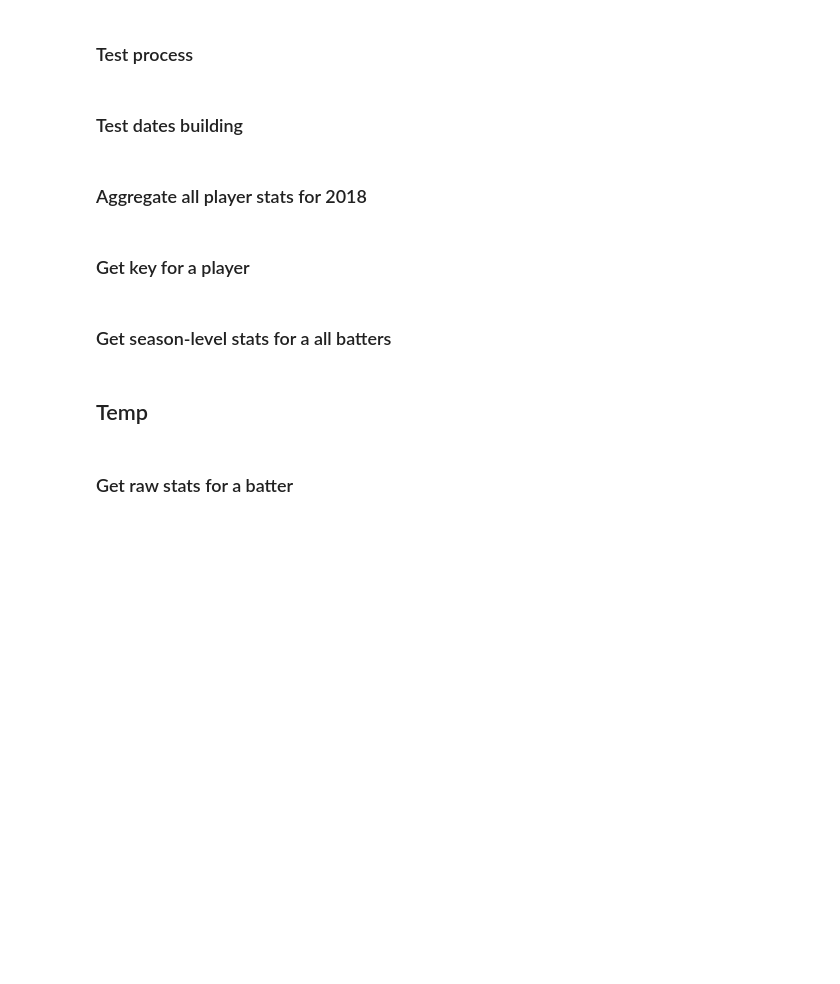
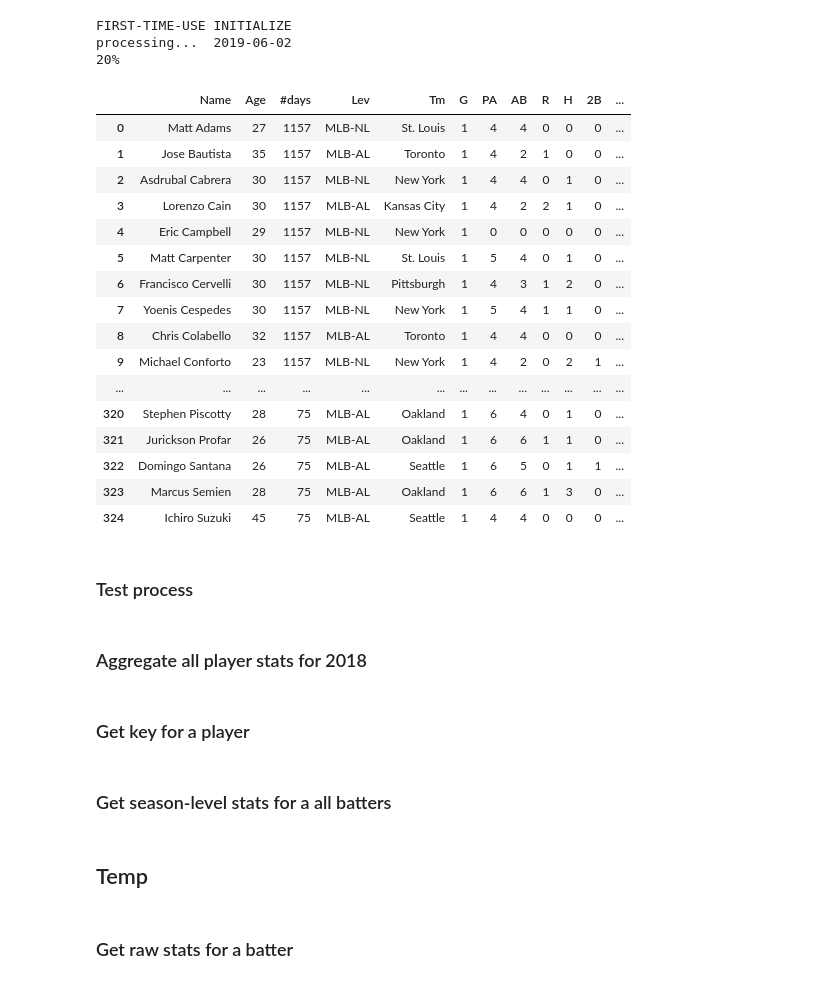
Before and after one commit to jessedow24/MLB_statTRAX, a Jupyter notebook: python/pybaseball_test.ipynb, the cells around one changed output. Saved outputs shown, nothing was run; the diff lists cells and outputs as text; code cells hidden in the pictures; blank space fills up the shorter version.

```diff
--- a/python/pybaseball_test.ipynb
+++ b/python/pybaseball_test.ipynb
@@ -19,0 +34,6 @@ FIRST-TIME-USE INITIALIZE: pulling batter data from pybaseball api.  This will t
+# %%
+
+season_days_so_far = [ '2019-06-01',
+ '2019-06-02',]
+len_days = 10
+ct = 0
@@ -20,2 +62,51 @@ FIRST-TIME-USE INITIALIZE: pulling batter data from pybaseball api.  This will t
+# %%
+lst, ct = get_raw_stats(season_days_so_far, len_days, ct=0)
+# %% [output]
+FIRST-TIME-USE INITIALIZE
+processing...  2019-06-02
+20%
+# %%
+df = pd.concat(lst, ignore_index=True)
+# %%
+def set_raw_stats(seasons=None):
+    if seasons:
+        df_lst2 = []
+        ct = 0
+        len_days = 2
+        for season in seasons:
+            date_obj = get_mlb_dates(season)
+            season_days_so_far = date_obj.get_season_days_so_far()[:2]
+            lst, ct = get_raw_stats(season_days_so_far, len_days, ct)
+            df_lst2.append(lst)
+        df_lst2 = [df for sublist in df_lst2 for df in sublist]
+        raw_stats = pd.concat(df_lst2, ignore_index=True)
+        return raw_stats
+    else:
+        ct = 0
+        date_obj = get_mlb_dates()
+        season_days_so_far = date_obj.get_season_days_so_far()
+        lst, ct = get_raw_stats(season_days_so_far, len(season_days_so_far), ct)
+        raw_stats = pd.concat(lst, ignore_index=True)
+        return raw_stats
+# %%
+set_raw_stats([2016, 2019])
+# %% [output]
+|  | Name | Age | #days | Lev | Tm | G | PA | AB | R | H | 2B | ... |
+| 0 | Matt Adams | 27 | 1157 | MLB-NL | St. Louis | 1 | 4 | 4 | 0 | 0 | 0 | ... |
+| 1 | Jose Bautista | 35 | 1157 | MLB-AL | Toronto | 1 | 4 | 2 | 1 | 0 | 0 | ... |
+| 2 | Asdrubal Cabrera | 30 | 1157 | MLB-NL | New York | 1 | 4 | 4 | 0 | 1 | 0 | ... |
+| 3 | Lorenzo Cain | 30 | 1157 | MLB-AL | Kansas City | 1 | 4 | 2 | 2 | 1 | 0 | ... |
+| 4 | Eric Campbell | 29 | 1157 | MLB-NL | New York | 1 | 0 | 0 | 0 | 0 | 0 | ... |
+| 5 | Matt Carpenter | 30 | 1157 | MLB-NL | St. Louis | 1 | 5 | 4 | 0 | 1 | 0 | ... |
+| 6 | Francisco Cervelli | 30 | 1157 | MLB-NL | Pittsburgh | 1 | 4 | 3 | 1 | 2 | 0 | ... |
+| 7 | Yoenis Cespedes | 30 | 1157 | MLB-NL | New York | 1 | 5 | 4 | 1 | 1 | 0 | ... |
+| 8 | Chris Colabello | 32 | 1157 | MLB-AL | Toronto | 1 | 4 | 4 | 0 | 0 | 0 | ... |
+| 9 | Michael Conforto | 23 | 1157 | MLB-NL | New York | 1 | 4 | 2 | 0 | 2 | 1 | ... |
+| ... | ... | ... | ... | ... | ... | ... | ... | ... | ... | ... | ... | ... |
+| 320 | Stephen Piscotty | 28 | 75 | MLB-AL | Oakland | 1 | 6 | 4 | 0 | 1 | 0 | ... |
+| 321 | Jurickson Profar | 26 | 75 | MLB-AL | Oakland | 1 | 6 | 6 | 1 | 1 | 0 | ... |
+| 322 | Domingo Santana | 26 | 75 | MLB-AL | Seattle | 1 | 6 | 5 | 0 | 1 | 1 | ... |
+| 323 | Marcus Semien | 28 | 75 | MLB-AL | Oakland | 1 | 6 | 6 | 1 | 3 | 0 | ... |
+| 324 | Ichiro Suzuki | 45 | 75 | MLB-AL | Seattle | 1 | 4 | 4 | 0 | 0 | 0 | ... |
 # %% [markdown]
 ### Test process
@@ -34,5 +113,3 @@ def save(raw_stats_df):
-# %% [markdown]
-### Test dates building
 # %%
 build_path()
 # %%
```
Also changed, not shown: parts of 5 cells of this notebook, 4 other files.
